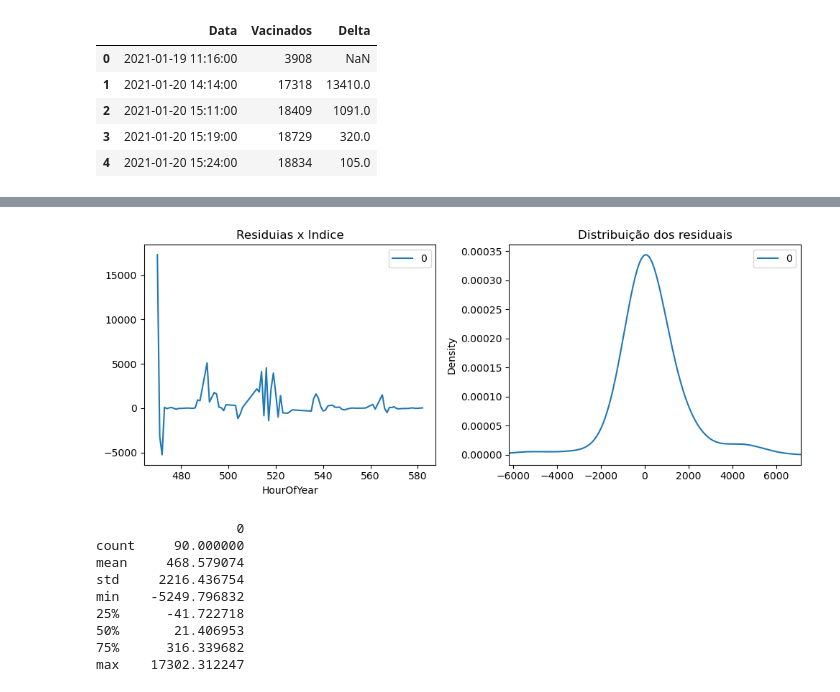
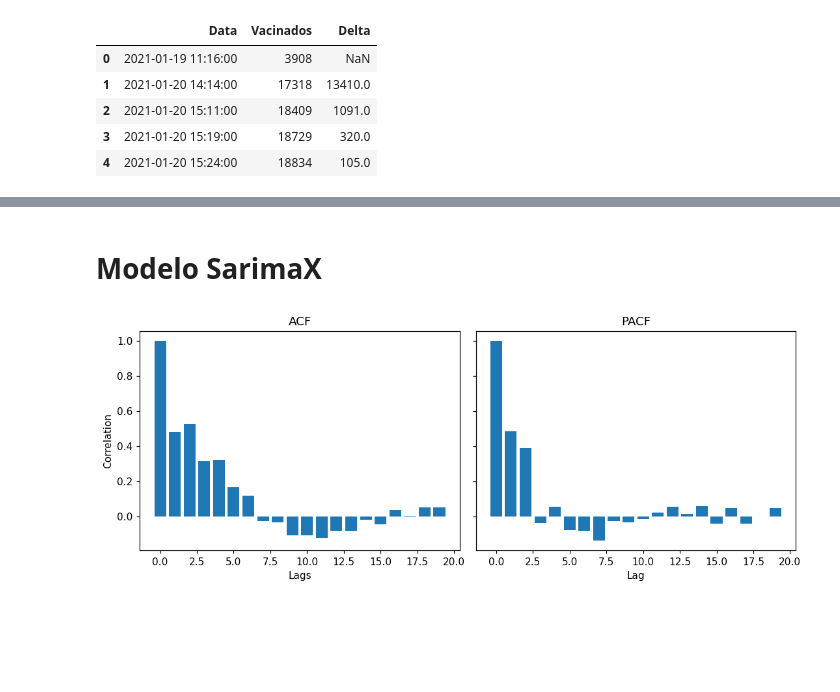
Before and after one commit to victorgcapone/vacinometro, a Jupyter notebook: notebooks/Analise Arima.ipynb, the cells around one changed output, grey strips where cells are left out. Cells and saved outputs as stored; diff of their text form; code cells hidden in the pictures; blank space fills up the shorter version.

```diff
--- a/notebooks/Analise Arima.ipynb
+++ b/notebooks/Analise Arima.ipynb
@@ -68,30 +22,0 @@ autocorrelation_plot(train, ax);
-# %%
-# Ajustandoum modelo arima (5,1,0) com parametro de tendencia c
-model = ARIMA(train, order=(5,1,0), trend='c')
-model_fit = model.fit()
-residuals = pd.DataFrame(model_fit.resid)
-
-r_mean = residuals[0].mean()
-r_std = residuals[0].std()
-# Gŕagicos dos residuais
-
-fig, ax = plt.subplots(ncols=2, figsize=(10,4), dpi=100)
-ax[0].set(title="Residuias x Indice")
-ax[1].set(title="Distribuição dos residuais",
-         xlim=(r_mean-3*r_std, r_mean+3*r_std))
-residuals.plot(ax=ax[0])
-residuals.plot(kind='kde', ax=ax[1])
-fig.tight_layout()
-plt.show()
-print(residuals.describe())
-# %% [output]
-[figure, removed]
-                  0
-count     90.000000
-mean     468.579074
-std     2216.436754
-min    -5249.796832
-25%      -41.722718
-50%       21.406953
-75%      316.339682
-max    17302.312247
@@ -97,0 +51,21 @@ max    17302.312247
+# %% [markdown]
+# Modelo SarimaX
+# %%
+first_diff = vacinados_hora.diff()[1:]
+num_lags = 20
+acf_vals = acf(first_diff, nlags=num_lags, fft=False)
+pacf_vals = pacf(first_diff, nlags=num_lags)
+
+fig, ax = plt.subplots(ncols=2, figsize=(10,4), dpi=110, sharey=True)
+
+ax[0].bar(range(num_lags), acf_vals[:num_lags])
+ax[0].set(title="ACF",
+         xlabel="Lags",
+         ylabel="Correlation")
+
+ax[1].bar(range(num_lags), pacf_vals[:num_lags])
+ax[1].set(title="PACF",
+         xlabel="Lag")
+fig.tight_layout();
+# %% [output]
+[figure, added]
```
Also changed, not shown: parts of 18 cells of this notebook, 1 other file.
